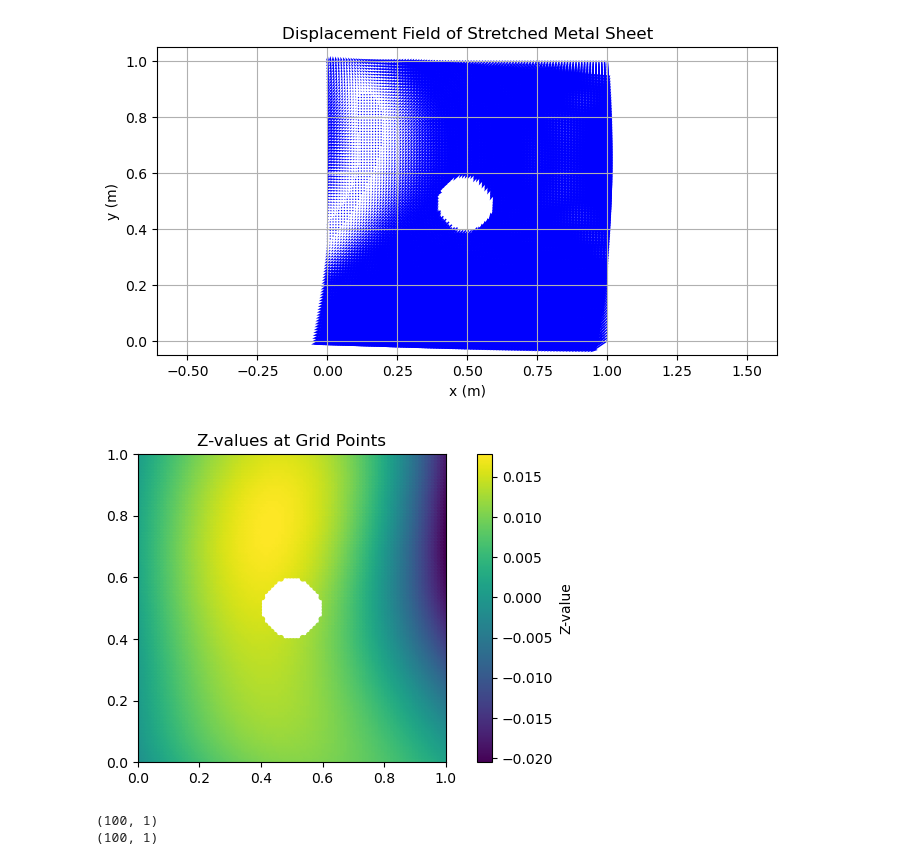
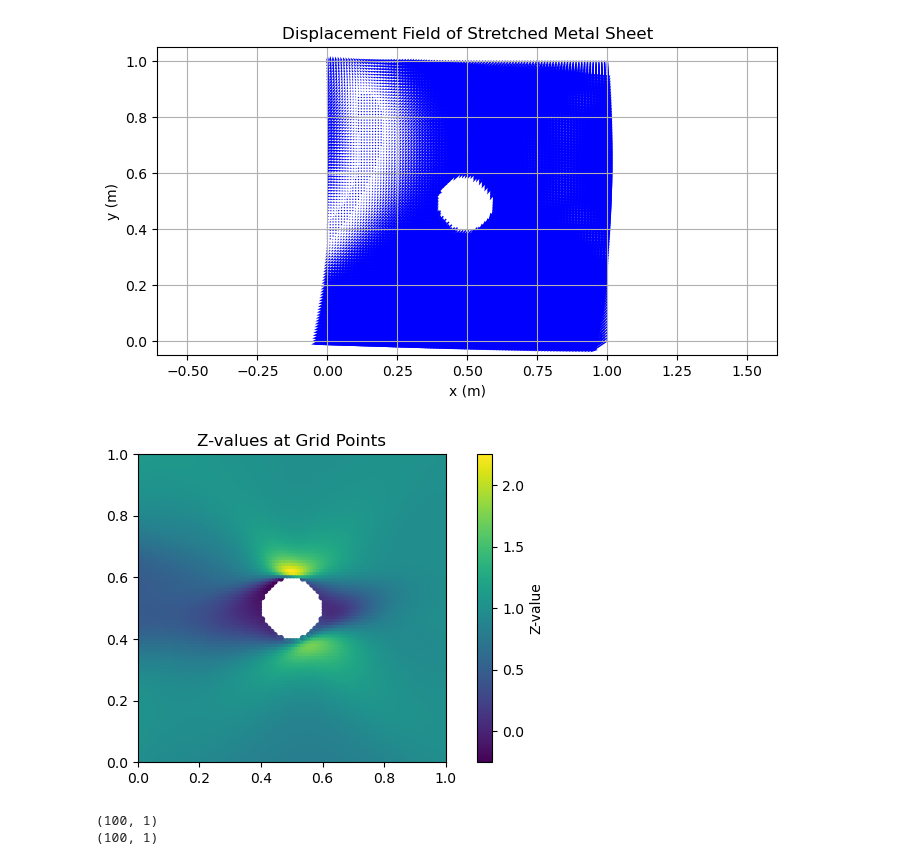
Before and after one commit to alleswe2k/PINNs, a Jupyter notebook: 2D_sheet_problem/plate_hole.ipynb, the cells around one changed output. Cells and saved outputs as stored; diff of their text form; code cells hidden in the pictures.

```diff
--- a/2D_sheet_problem/plate_hole.ipynb
+++ b/2D_sheet_problem/plate_hole.ipynb
@@ -44,11 +44,11 @@ class DNN(nn.Module):
     def forward(self, x):
         return self.network(x)
 # %%
-lbfgs_lr = 0.0005
+lbfgs_lr = 0.001
 adam_lr = 0.001
 # %%
 class PINN():
-    def __init__(self, X, Y, layers, s0, E, h, l, r, nu):
+    def __init__(self, X, Y, layers, h, l, r, nu):
         self.x_dom = torch.tensor(X['dom'], requires_grad=True).float().to(device).view(-1, 1)
         self.y_dom = torch.tensor(Y['dom'], requires_grad=True).float().to(device).view(-1, 1)
 
@@ -67,8 +67,6 @@ class PINN():
         self.x_hole = torch.tensor(X['hole'], requires_grad=True).float().to(device).view(-1, 1)
         self.y_hole = torch.tensor(Y['hole'], requires_grad=True).float().to(device).view(-1, 1)
 
-        self.s_r = s0
-        self.E = E
         self.nu = nu
 
         self.h = h
@@ -119,9 +117,9 @@ class PINN():
         dy_sxy = torch.autograd.grad(sxy, y, torch.ones_like(sxy), create_graph=True)[0]
         dx_sxy = torch.autograd.grad(sxy, x, torch.ones_like(sxy), create_graph=True)[0]
 
-        term_xx = self.E / (1 - self.nu**2) * (dx_u + self.nu*dy_v)
-        term_yy = self.E / (1 - self.nu**2) * (dy_v + self.nu*dx_u)
-        term_xy = self.E / (2*(1 + self.nu)) * (dy_u + dx_v)
+        term_xx = 1 / (1 - self.nu**2) * (dx_u + self.nu*dy_v)
+        term_yy = 1 / (1 - self.nu**2) * (dy_v + self.nu*dx_u)
+        term_xy = 1 / (2*(1 + self.nu)) * (dy_u + dx_v)
 
         r1 = torch.mean(torch.pow((sxx - term_xx), 2))
         r2 = torch.mean(torch.pow((syy - term_yy), 2))
@@ -145,20 +143,20 @@ class PINN():
         b += torch.mean(torch.pow(syy_t, 2))
         b += torch.mean(torch.pow(sxy_t, 2))
 
-        b += torch.mean(torch.pow(sxx_r - self.s_r, 2))
+        b += torch.mean(torch.pow(sxx_r - 1, 2))
         b += torch.mean(torch.pow(sxy_r, 2))
 
         b += torch.mean(torch.pow(syy_d, 2))
         b += torch.mean(torch.pow(sxy_d, 2))
 
-        n = -1 * torch.stack([(xh-self.l)/self.r, (yh-self.h)/self.r], dim=1)
-        s = torch.cat([
-            torch.cat([sxx_h, sxy_h], dim=1).unsqueeze(1),  # First row (xx, xy)
-            torch.cat([sxy_h, syy_h], dim=1).unsqueeze(1)   # Second row (xy, yy)
-        ], dim=1)
 
-        t = torch.bmm(s, n)
-        b += torch.mean(torch.pow(t, 2))
+        nx = -(xh-self.l)/self.r
+        ny = -(yh-self.h)/self.r
+        tx = torch.mul(sxx_h, nx) + torch.mul(sxy_h, ny)
+        ty = torch.mul(sxy_h, nx) + torch.mul(syy_h, ny)
+
+        b += torch.mean(torch.pow(tx, 2))
+        b += torch.mean(torch.pow(ty, 2))
 
         return b
 
@@ -262,7 +260,7 @@ X, Y = generate_points(10000, 500, l, h, r)
 nodes = 80
 layers = [2] + 8 * [nodes] + [5]
 # %%
-model = PINN(X, Y, layers, s0, E, h, l, r, nu)
+model = PINN(X, Y, layers, h, l, r, nu)
 # %%
 model.train(5000)
 # %% [output]
@@ -364,15 +358,15 @@ plt.show()
 [figure]
 # %%
 plt.figure(figsize=(8, 4))
-sc = plt.scatter(x_pred, y_pred, c=syy, cmap='viridis', s=10)
+sc = plt.scatter(x_pred, y_pred, c=sxx, cmap='viridis', s=10)
 plt.colorbar(sc, label="Z-value")
 plt.title("Z-values at Grid Points")
 plt.xlim(0, l)
 plt.ylim(0, h)
 plt.gca().set_aspect('equal')
 plt.show()
 # %% [output]
-[figure, old version]
+[figure, new version]
 # %%
 x1, y1 = generate_points(1000, 100, l, h, r)
 
```
Also changed, not shown: parts of 5 cells of this notebook, 3 other files.
